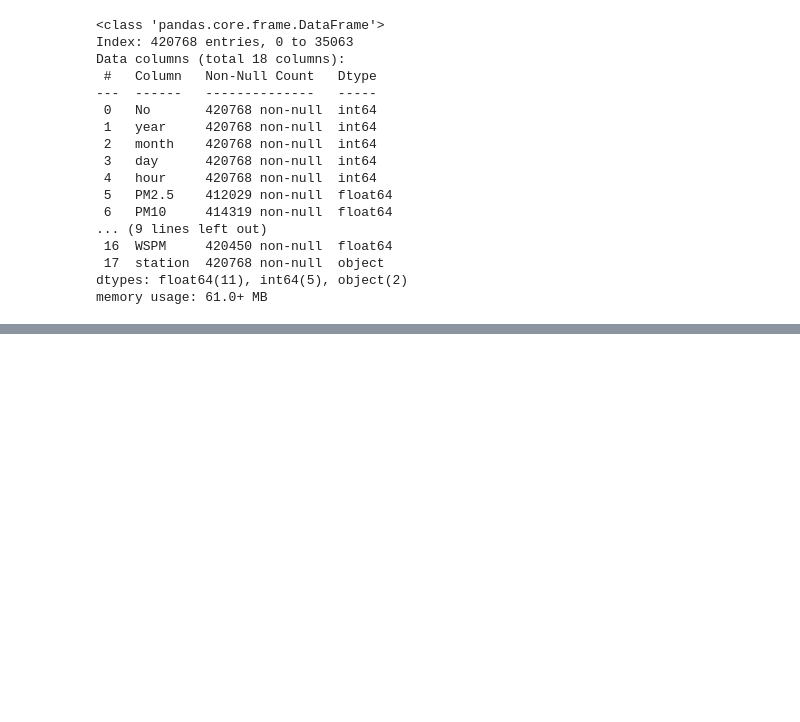
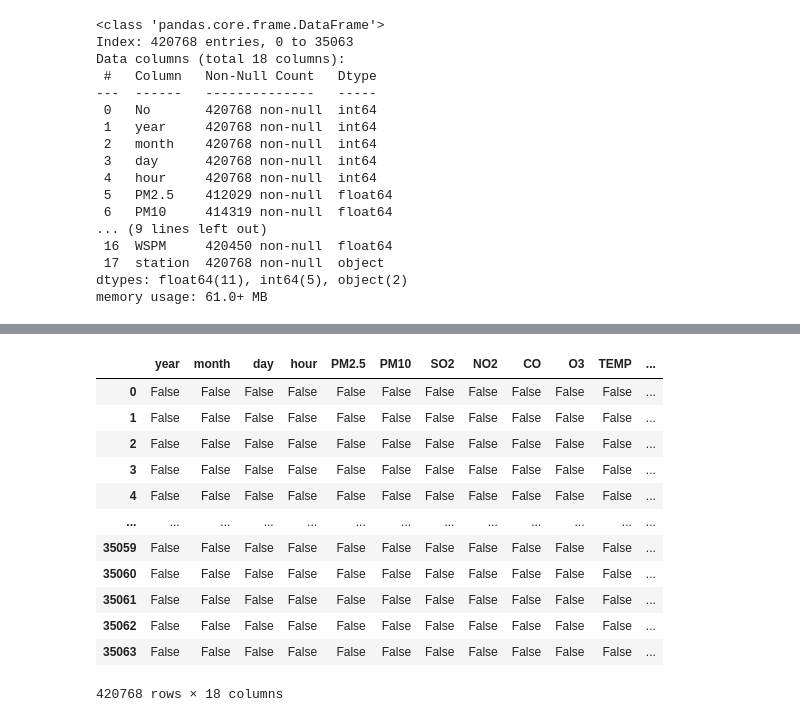
Before and after one commit to justinwhare/Air-Quality-Forecasting, a Jupyter notebook: load_data.ipynb, the cells around one changed output, grey strips where cells are left out. Cells and saved outputs as stored; diff of their text form; code cells hidden in the pictures; blank space fills up the shorter version.

```diff
--- a/load_data.ipynb
+++ b/load_data.ipynb
@@ -85,2 +69,18 @@ plt.show()
+# %%
+missing_dist = df.isna()
+# %% [output]
+|  | year | month | day | hour | PM2.5 | PM10 | SO2 | NO2 | CO | O3 | TEMP | ... |
+| 0 | False | False | False | False | False | False | False | False | False | False | False | ... |
+| 1 | False | False | False | False | False | False | False | False | False | False | False | ... |
+| 2 | False | False | False | False | False | False | False | False | False | False | False | ... |
+| 3 | False | False | False | False | False | False | False | False | False | False | False | ... |
+| 4 | False | False | False | False | False | False | False | False | False | False | False | ... |
+| ... | ... | ... | ... | ... | ... | ... | ... | ... | ... | ... | ... | ... |
+| 35059 | False | False | False | False | False | False | False | False | False | False | False | ... |
+| 35060 | False | False | False | False | False | False | False | False | False | False | False | ... |
+| 35061 | False | False | False | False | False | False | False | False | False | False | False | ... |
+| 35062 | False | False | False | False | False | False | False | False | False | False | False | ... |
+| 35063 | False | False | False | False | False | False | False | False | False | False | False | ... |
+420768 rows × 18 columns
 # %%
 df_interp = df[list(df.select_dtypes(include='float64').columns)].interpolate(method='linear')
```
Also changed, not shown: parts of 9 cells of this notebook.
